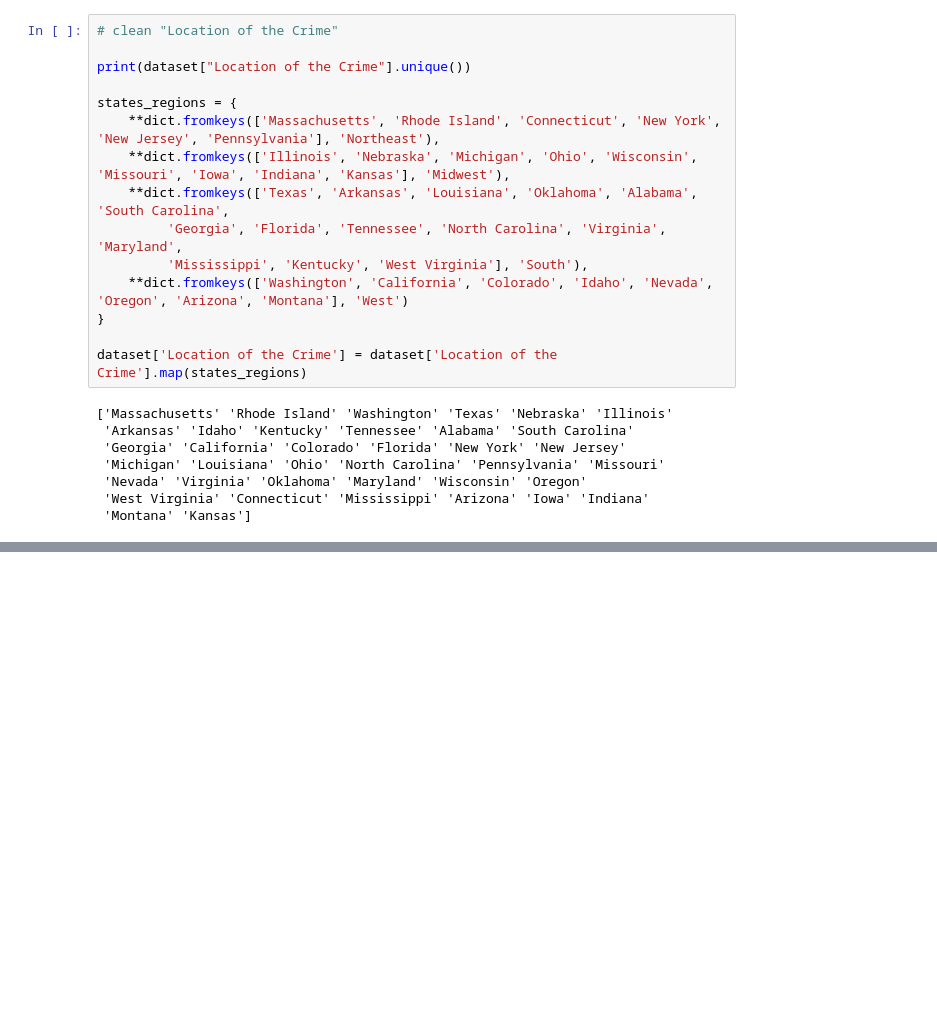
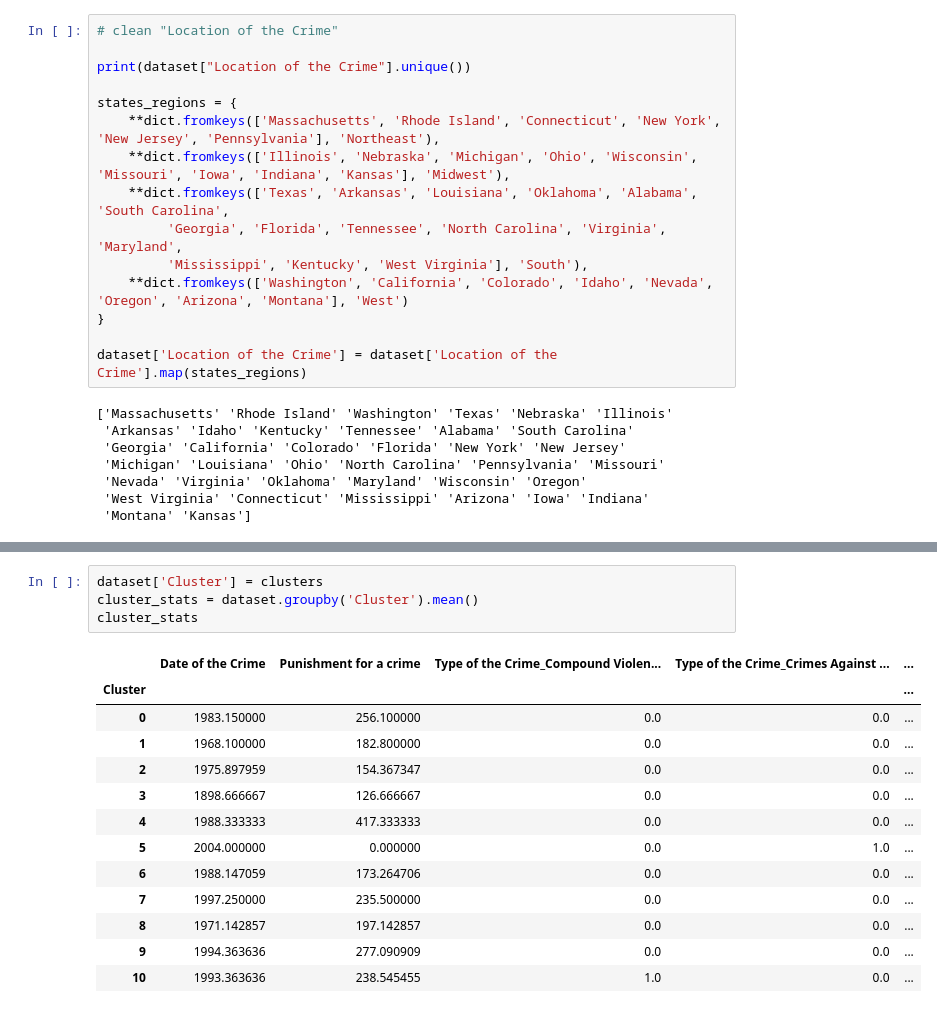
Before and after one commit to matv864/AI_work, a Jupyter notebook: theory/convictions.ipynb, the cells around one changed output, grey strips where cells are left out. Drawn from its saved outputs; the diff is of its cells as text; blank space fills up the shorter version.

```diff
--- a/theory/convictions.ipynb
+++ b/theory/convictions.ipynb
@@ -255,0 +310,18 @@ dataset.head(20)
+# %%
+dataset['Cluster'] = clusters
+cluster_stats = dataset.groupby('Cluster').mean()
+cluster_stats
+# %% [output]
+|  | Date of the Crime | Punishment for a crime | Type of the Crime_Compound Violen... | Type of the Crime_Crimes Against ... | ... |
+| Cluster |  |  |  |  | ... |
+| 0 | 1983.150000 | 256.100000 | 0.0 | 0.0 | ... |
+| 1 | 1968.100000 | 182.800000 | 0.0 | 0.0 | ... |
+| 2 | 1975.897959 | 154.367347 | 0.0 | 0.0 | ... |
+| 3 | 1898.666667 | 126.666667 | 0.0 | 0.0 | ... |
+| 4 | 1988.333333 | 417.333333 | 0.0 | 0.0 | ... |
+| 5 | 2004.000000 | 0.000000 | 0.0 | 1.0 | ... |
+| 6 | 1988.147059 | 173.264706 | 0.0 | 0.0 | ... |
+| 7 | 1997.250000 | 235.500000 | 0.0 | 0.0 | ... |
+| 8 | 1971.142857 | 197.142857 | 0.0 | 0.0 | ... |
+| 9 | 1994.363636 | 277.090909 | 0.0 | 0.0 | ... |
+| 10 | 1993.363636 | 238.545455 | 1.0 | 0.0 | ... |
```
Also changed, not shown: parts of 13 cells of this notebook.
